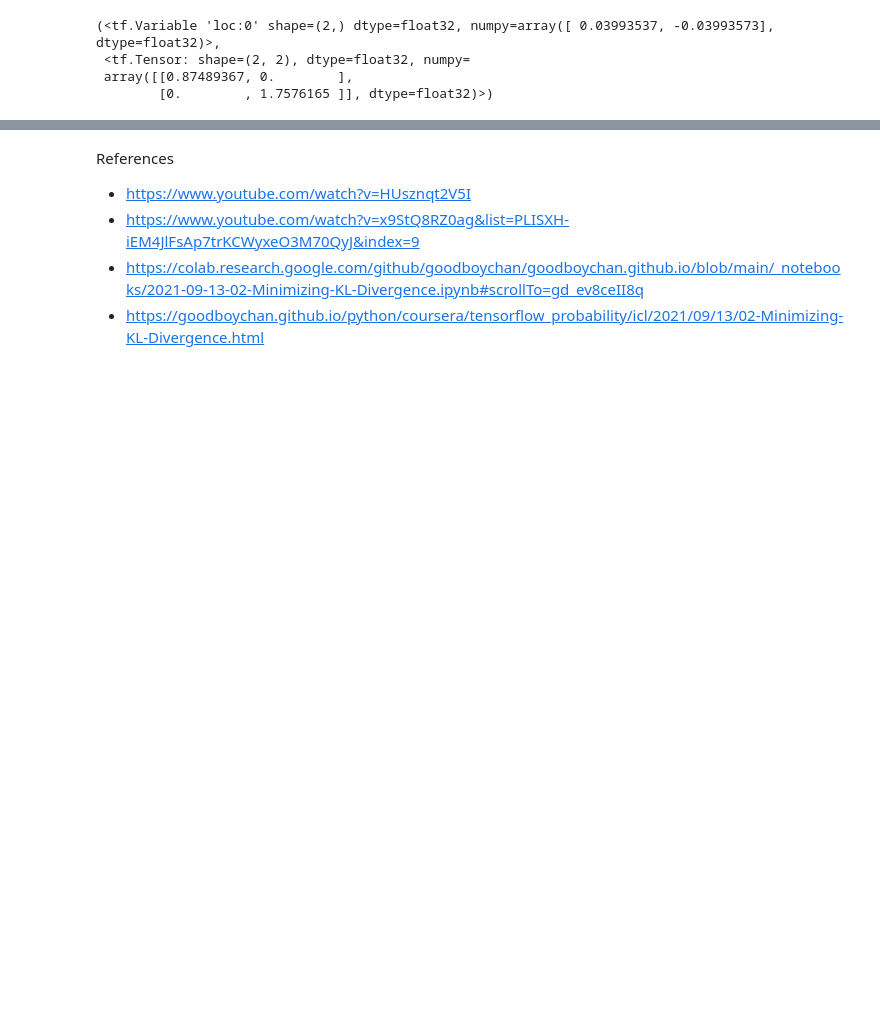
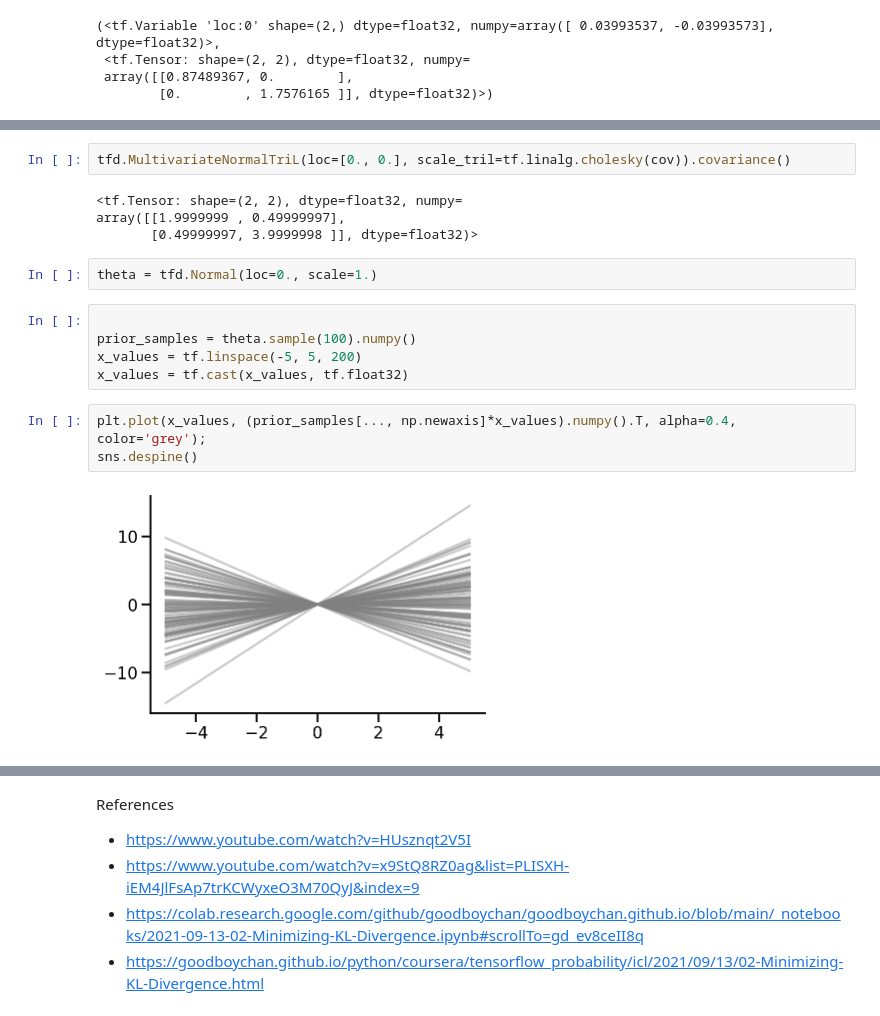
Before and after one commit to nipunbatra/blog-old, a Jupyter notebook: _notebooks/2022-01-29-kl-divergence.ipynb, the cells around one changed output, grey strips where cells are left out. Cells and saved outputs as stored; diff of their text form; blank space fills up the shorter version.

```diff
--- a/_notebooks/2022-01-29-kl-divergence.ipynb
+++ b/_notebooks/2022-01-29-kl-divergence.ipynb
@@ -407,0 +455,18 @@ We can now see that the KL-divergence has reduced significantly from where we st
+# %%
+tfd.MultivariateNormalTriL(loc=[0., 0.], scale_tril=tf.linalg.cholesky(cov)).covariance()
+# %% [output]
+<tf.Tensor: shape=(2, 2), dtype=float32, numpy=
+array([[1.9999999 , 0.49999997],
+       [0.49999997, 3.9999998 ]], dtype=float32)>
+# %%
+theta = tfd.Normal(loc=0., scale=1.)
+# %%
+
+prior_samples = theta.sample(100).numpy()
+x_values = tf.linspace(-5, 5, 200)
+x_values = tf.cast(x_values, tf.float32)
+# %%
+plt.plot(x_values, (prior_samples[..., np.newaxis]*x_values).numpy().T, alpha=0.4, color='grey');
+sns.despine()
+# %% [output]
+[figure, added]
```
Also changed, not shown: parts of 42 cells of this notebook, 1 other file.
